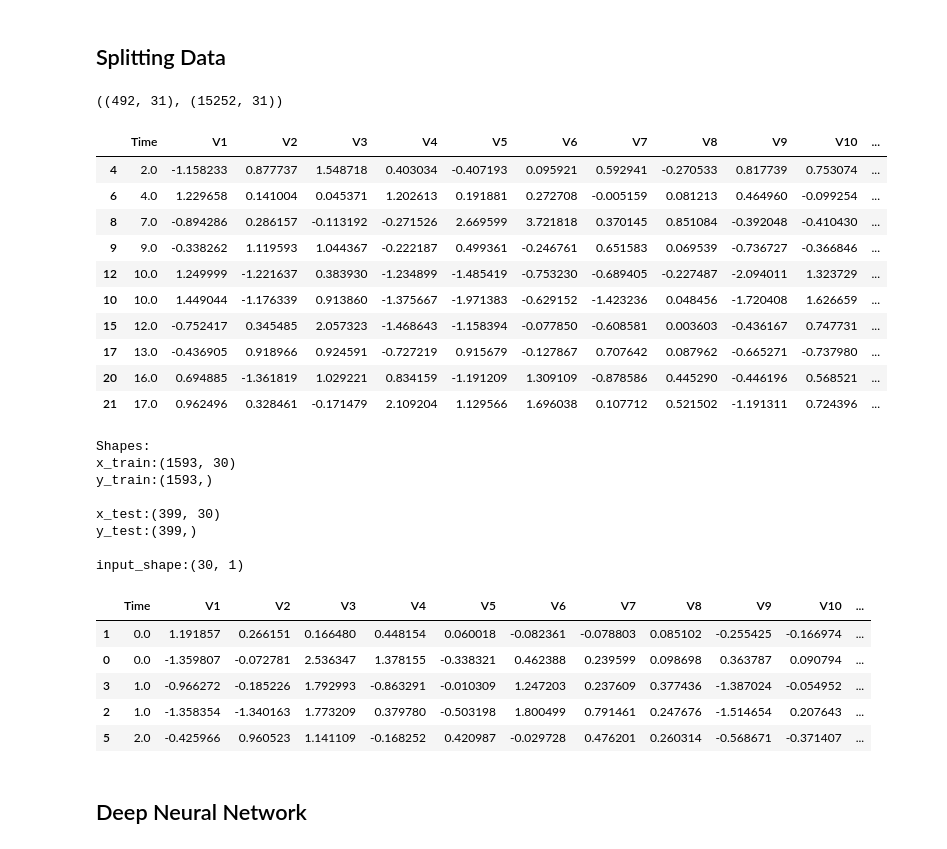
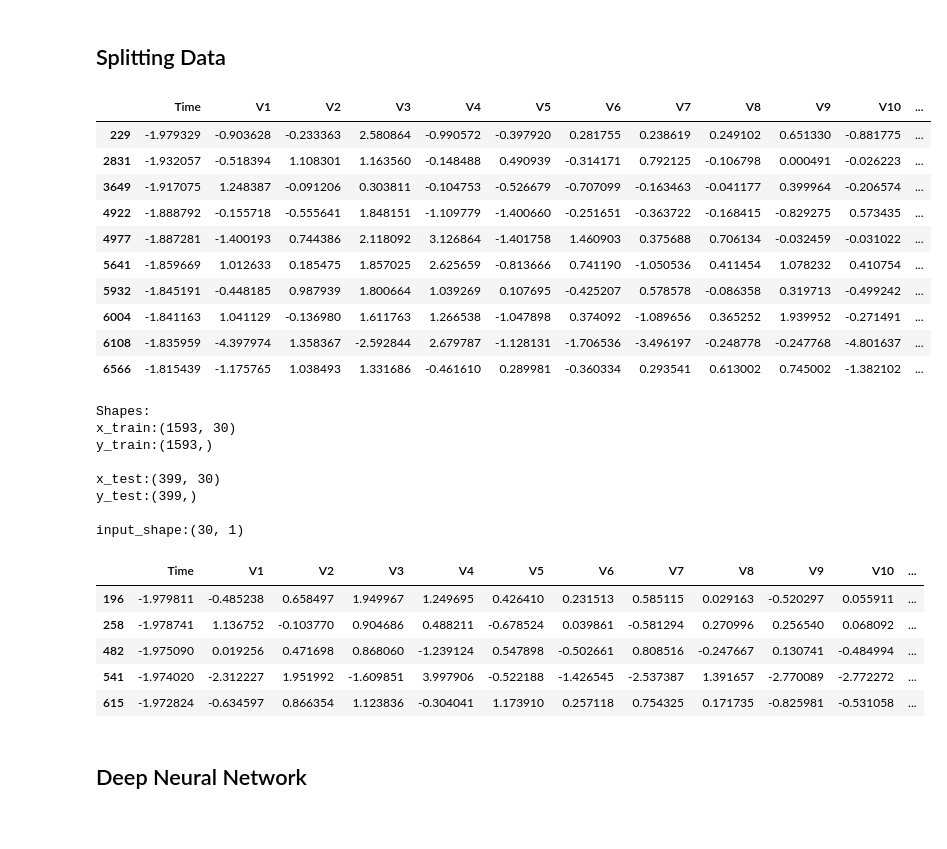
Before and after one commit to ldselvera/Fraud_Detection_Deep_Learning, a Jupyter notebook: Fraud_Detection.ipynb, the cells around one changed output. Cells and saved outputs as stored; diff of their text form; code cells hidden in the pictures.

```diff
--- a/Fraud_Detection.ipynb
+++ b/Fraud_Detection.ipynb
@@ -157,9 +157,9 @@ final_data['Class'].value_counts()
 1     492
 Name: Class, dtype: int64
 # %%
-df_anomaly = df[df[df.columns[30]] > 0]
-df_normal = df[df[df.columns[30]] == 0].sample(n=df_anomaly.size, random_state=1, axis='index')
-df = pd.concat([ df_anomaly, df_normal])
+fraud = df[df[df.columns[30]] > 0]
+non_fraud = df[df[df.columns[30]] == 0].sample(n=fraud.size, random_state=1, axis='index')
+df = pd.concat([ fraud, non_fraud])
 
 show_pca_df(df)
 # %% [output]
@@ -172,38 +172,34 @@ df['Amount'] = StandardScaler().fit_transform(df['Amount'].values.reshape(-1, 1)
 df['Time'] = StandardScaler().fit_transform(df['Time'].values.reshape(-1, 1))
 # %% [markdown]
 ## Splitting Data
-# %%
-anomalies = df[df["Class"] == 1]
-normal = df[df["Class"] == 0]
-
-anomalies.shape, normal.shape
-# %% [output]
-((492, 31), (15252, 31))
 # %%
-data_set = pd.concat([non_fraud_data[:1500], fraud_data])
+anomalies = df[df["Class"] == 1]
+normal = df[df["Class"] == 0]
+
+data_set = pd.concat([normal[:1500], anomalies])
 
 x_train, x_test = train_test_split(data_set, test_size = 0.2)
 
 x_train = x_train.sort_values(by=['Time'])
 x_test = x_test.sort_values(by=['Time'])
 
 y_train = x_train["Class"]
 y_test = x_test["Class"]
 
 x_train = x_train.drop("Class",axis=1)
 x_test = x_test.drop("Class",axis=1)
 
 x_test.head(10)
 # %% [output]
 |  | Time | V1 | V2 | V3 | V4 | V5 | V6 | V7 | V8 | V9 | V10 | ... |
-| 4 | 2.0 | -1.158233 | 0.877737 | 1.548718 | 0.403034 | -0.407193 | 0.095921 | 0.592941 | -0.270533 | 0.817739 | 0.753074 | ... |
-| 6 | 4.0 | 1.229658 | 0.141004 | 0.045371 | 1.202613 | 0.191881 | 0.272708 | -0.005159 | 0.081213 | 0.464960 | -0.099254 | ... |
-| 8 | 7.0 | -0.894286 | 0.286157 | -0.113192 | -0.271526 | 2.669599 | 3.721818 | 0.370145 | 0.851084 | -0.392048 | -0.410430 | ... |
-| 9 | 9.0 | -0.338262 | 1.119593 | 1.044367 | -0.222187 | 0.499361 | -0.246761 | 0.651583 | 0.069539 | -0.736727 | -0.366846 | ... |
-| 12 | 10.0 | 1.249999 | -1.221637 | 0.383930 | -1.234899 | -1.485419 | -0.753230 | -0.689405 | -0.227487 | -2.094011 | 1.323729 | ... |
-| 10 | 10.0 | 1.449044 | -1.176339 | 0.913860 | -1.375667 | -1.971383 | -0.629152 | -1.423236 | 0.048456 | -1.720408 | 1.626659 | ... |
-| 15 | 12.0 | -0.752417 | 0.345485 | 2.057323 | -1.468643 | -1.158394 | -0.077850 | -0.608581 | 0.003603 | -0.436167 | 0.747731 | ... |
-| 17 | 13.0 | -0.436905 | 0.918966 | 0.924591 | -0.727219 | 0.915679 | -0.127867 | 0.707642 | 0.087962 | -0.665271 | -0.737980 | ... |
-| 20 | 16.0 | 0.694885 | -1.361819 | 1.029221 | 0.834159 | -1.191209 | 1.309109 | -0.878586 | 0.445290 | -0.446196 | 0.568521 | ... |
-| 21 | 17.0 | 0.962496 | 0.328461 | -0.171479 | 2.109204 | 1.129566 | 1.696038 | 0.107712 | 0.521502 | -1.191311 | 0.724396 | ... |
+| 229 | -1.979329 | -0.903628 | -0.233363 | 2.580864 | -0.990572 | -0.397920 | 0.281755 | 0.238619 | 0.249102 | 0.651330 | -0.881775 | ... |
+| 2831 | -1.932057 | -0.518394 | 1.108301 | 1.163560 | -0.148488 | 0.490939 | -0.314171 | 0.792125 | -0.106798 | 0.000491 | -0.026223 | ... |
+| 3649 | -1.917075 | 1.248387 | -0.091206 | 0.303811 | -0.104753 | -0.526679 | -0.707099 | -0.163463 | -0.041177 | 0.399964 | -0.206574 | ... |
+| 4922 | -1.888792 | -0.155718 | -0.555641 | 1.848151 | -1.109779 | -1.400660 | -0.251651 | -0.363722 | -0.168415 | -0.829275 | 0.573435 | ... |
+| 4977 | -1.887281 | -1.400193 | 0.744386 | 2.118092 | 3.126864 | -1.401758 | 1.460903 | 0.375688 | 0.706134 | -0.032459 | -0.031022 | ... |
+| 5641 | -1.859669 | 1.012633 | 0.185475 | 1.857025 | 2.625659 | -0.813666 | 0.741190 | -1.050536 | 0.411454 | 1.078232 | 0.410754 | ... |
+| 5932 | -1.845191 | -0.448185 | 0.987939 | 1.800664 | 1.039269 | 0.107695 | -0.425207 | 0.578578 | -0.086358 | 0.319713 | -0.499242 | ... |
+| 6004 | -1.841163 | 1.041129 | -0.136980 | 1.611763 | 1.266538 | -1.047898 | 0.374092 | -1.089656 | 0.365252 | 1.939952 | -0.271491 | ... |
+| 6108 | -1.835959 | -4.397974 | 1.358367 | -2.592844 | 2.679787 | -1.128131 | -1.706536 | -3.496197 | -0.248778 | -0.247768 | -4.801637 | ... |
+| 6566 | -1.815439 | -1.175765 | 1.038493 | 1.331686 | -0.461610 | 0.289981 | -0.360334 | 0.293541 | 0.613002 | 0.745002 | -1.382102 | ... |
 # %%
@@ -228,10 +222,10 @@ input_shape:(30, 1)
 x_train[:5]
 # %% [output]
 |  | Time | V1 | V2 | V3 | V4 | V5 | V6 | V7 | V8 | V9 | V10 | ... |
-| 1 | 0.0 | 1.191857 | 0.266151 | 0.166480 | 0.448154 | 0.060018 | -0.082361 | -0.078803 | 0.085102 | -0.255425 | -0.166974 | ... |
-| 0 | 0.0 | -1.359807 | -0.072781 | 2.536347 | 1.378155 | -0.338321 | 0.462388 | 0.239599 | 0.098698 | 0.363787 | 0.090794 | ... |
-| 3 | 1.0 | -0.966272 | -0.185226 | 1.792993 | -0.863291 | -0.010309 | 1.247203 | 0.237609 | 0.377436 | -1.387024 | -0.054952 | ... |
-| 2 | 1.0 | -1.358354 | -1.340163 | 1.773209 | 0.379780 | -0.503198 | 1.800499 | 0.791461 | 0.247676 | -1.514654 | 0.207643 | ... |
-| 5 | 2.0 | -0.425966 | 0.960523 | 1.141109 | -0.168252 | 0.420987 | -0.029728 | 0.476201 | 0.260314 | -0.568671 | -0.371407 | ... |
+| 196 | -1.979811 | -0.485238 | 0.658497 | 1.949967 | 1.249695 | 0.426410 | 0.231513 | 0.585115 | 0.029163 | -0.520297 | 0.055911 | ... |
+| 258 | -1.978741 | 1.136752 | -0.103770 | 0.904686 | 0.488211 | -0.678524 | 0.039861 | -0.581294 | 0.270996 | 0.256540 | 0.068092 | ... |
+| 482 | -1.975090 | 0.019256 | 0.471698 | 0.868060 | -1.239124 | 0.547898 | -0.502661 | 0.808516 | -0.247667 | 0.130741 | -0.484994 | ... |
+| 541 | -1.974020 | -2.312227 | 1.951992 | -1.609851 | 3.997906 | -0.522188 | -1.426545 | -2.537387 | 1.391657 | -2.770089 | -2.772272 | ... |
+| 615 | -1.972824 | -0.634597 | 0.866354 | 1.123836 | -0.304041 | 1.173910 | 0.257118 | 0.754325 | 0.171735 | -0.825981 | -0.531058 | ... |
 # %%
 def plot_learning_curve(history,epochs):
```
Also changed, not shown: parts of 19 cells of this notebook.
